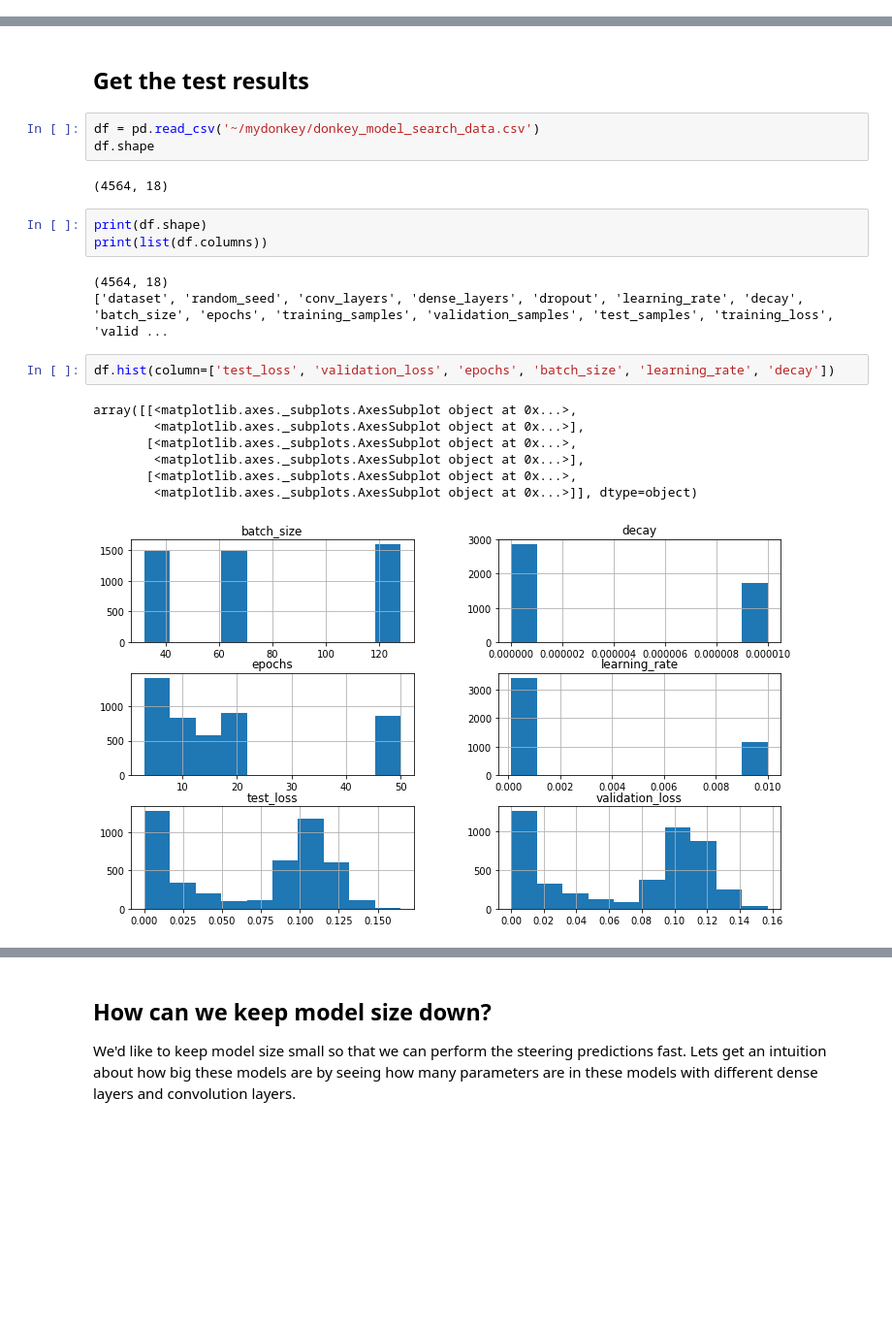
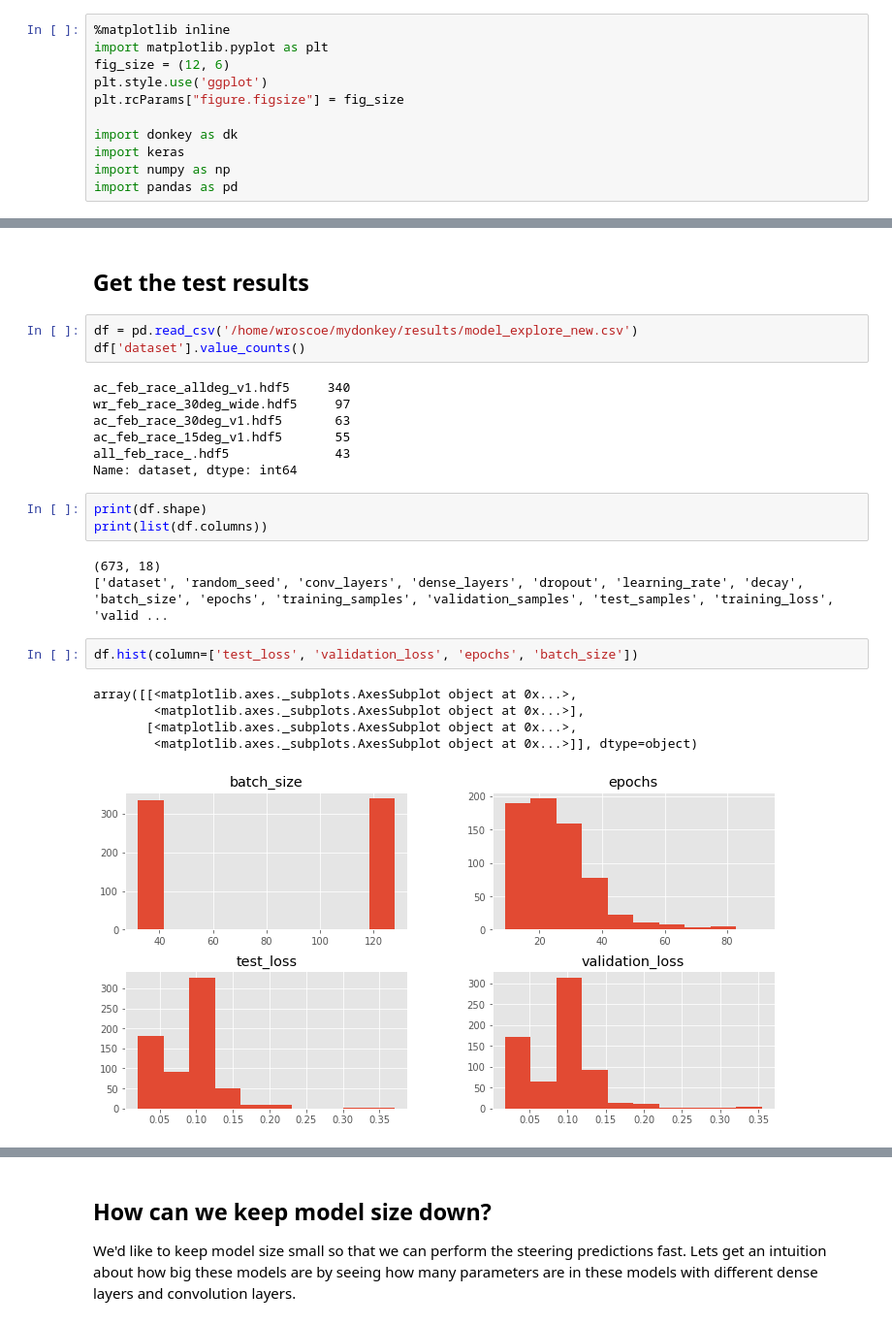
Before and after one commit to wroscoe/notebooks, a Jupyter notebook: Donkey Model Exploration.ipynb, the cells around one changed output, grey strips where cells are left out. Shown: that part at 97% size. Saved outputs shown, nothing was run; the diff lists cells and outputs as text; blank space fills up the shorter version.

Commit message:
update explore notebook

```diff
--- a/Donkey Model Exploration.ipynb
+++ b/Donkey Model Exploration.ipynb
@@ -63,3 +15,14 @@ I don't have a great intution about neural network archetectures so I decided to
 1. Write a script to train, test and record the results for many different models.
 2. Isolate the variables to understand their affect on performance.
 2. Prioritize small models.
+# %%
+%matplotlib inline
+import matplotlib.pyplot as plt
+fig_size = (12, 6)
+plt.style.use('ggplot')
+plt.rcParams["figure.figsize"] = fig_size
+
+import donkey as dk
+import keras
+import numpy as np
+import pandas as pd
@@ -66,23 +64,26 @@ I don't have a great intution about neural network archetectures so I decided to
 # %% [markdown]
 ## Get the test results
 # %%
-df = pd.read_csv('~/mydonkey/donkey_model_search_data.csv')
-df.shape
+df = pd.read_csv('/home/wroscoe/mydonkey/results/model_explore_new.csv')
+df['dataset'].value_counts()
 # %% [output]
-(4564, 18)
+ac_feb_race_alldeg_v1.hdf5     340
+wr_feb_race_30deg_wide.hdf5     97
+ac_feb_race_30deg_v1.hdf5       63
+ac_feb_race_15deg_v1.hdf5       55
+all_feb_race_.hdf5              43
+Name: dataset, dtype: int64
 # %%
 print(df.shape)
 print(list(df.columns))
 # %% [output]
-(4564, 18)
+(673, 18)
 ['dataset', 'random_seed', 'conv_layers', 'dense_layers', 'dropout', 'learning_rate', 'decay', 'batch_size', 'epochs', 'training_samples', 'validation_samples', 'test_samples', 'training_loss', 'valid ...
 # %%
-df.hist(column=['test_loss', 'validation_loss', 'epochs', 'batch_size', 'learning_rate', 'decay'])
+df.hist(column=['test_loss', 'validation_loss', 'epochs', 'batch_size'])
 # %% [output]
 array([[<matplotlib.axes._subplots.AxesSubplot object at 0x...>,
         <matplotlib.axes._subplots.AxesSubplot object at 0x...>],
        [<matplotlib.axes._subplots.AxesSubplot object at 0x...>,
-        <matplotlib.axes._subplots.AxesSubplot object at 0x...>],
-       [<matplotlib.axes._subplots.AxesSubplot object at 0x...>,
         <matplotlib.axes._subplots.AxesSubplot object at 0x...>]], dtype=object)
-[figure, old version]
+[figure, new version]
```
Also changed, not shown: parts of 44 cells of this notebook.
